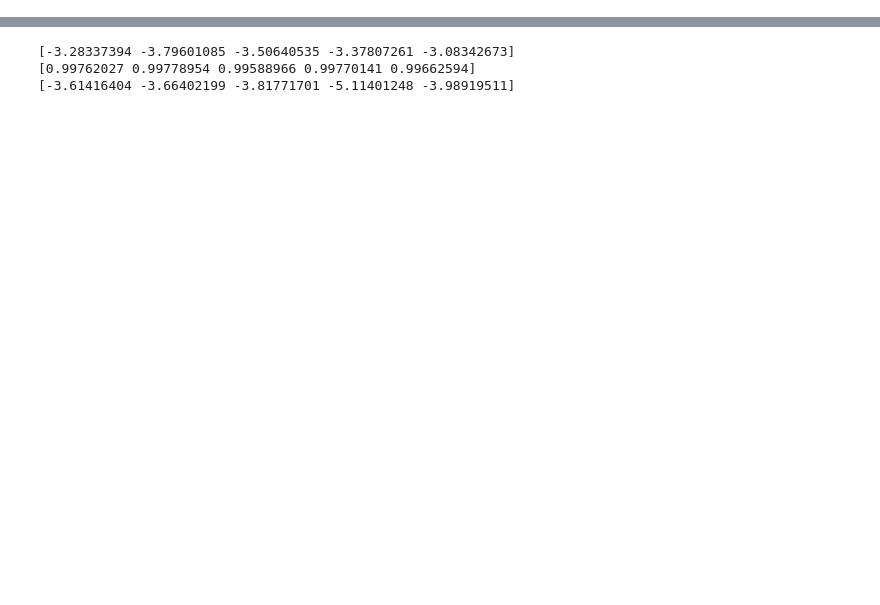
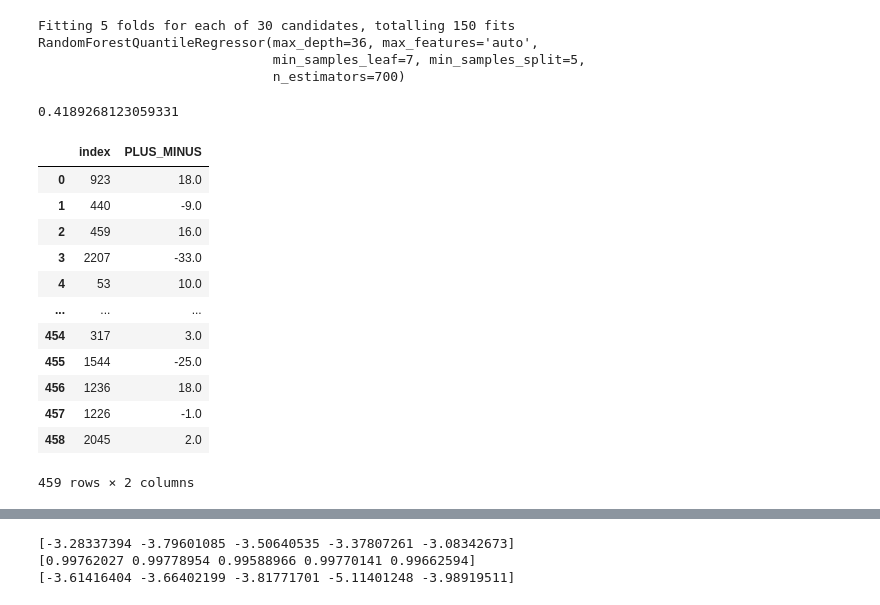
Before and after one commit to alecmatt5/nba_betting_analysis, a Jupyter notebook: backend/notebooks/Ricky_model.ipynb, the cells around one changed output, grey strips where cells are left out. Drawn from its saved outputs; the diff is of its cells as text; code cells hidden in the pictures; blank space fills up the shorter version.

Commit message:
modelling of r2 score 0.419

```diff
--- a/backend/notebooks/Ricky_model.ipynb
+++ b/backend/notebooks/Ricky_model.ipynb
@@ -11,2 +14,2 @@ import numpy as np
 # %%
-X = pd.read_pickle('X_1000.pkl')
+X = pd.read_pickle('../data/pkl/X_preproc_rolling_advanced_part1.pkl')
@@ -29,0 +99,21 @@ np.mean(cross_val_score(regression, X_train, y_train, cv=5, scoring='r2'))
+# %%
+grid_search = RandomizedSearchCV(rfqr, param_distributions=param_grid,
+                                    n_iter=30, cv=5, random_state=123,
+                                   verbose=1, n_jobs=-1, #refit='neg_mean_squared_error',
+                                   scoring='neg_mean_squared_error')
+grid_search.fit(X_train, y_train)# ,**fit_params
+print(grid_search.best_estimator_)
+best_params = grid_search.best_estimator_.get_params()
+#     return grid
+alg= clone(rfqr).set_params(**best_params)
+alg=alg.fit(X_train, y_train)#, **fit_params
+pred=alg.predict(X_test)
+# %% [output]
+Fitting 5 folds for each of 30 candidates, totalling 150 fits
+RandomForestQuantileRegressor(max_depth=36, max_features='auto',
+                              min_samples_leaf=7, min_samples_split=5,
+                              n_estimators=700)
+# %%
+r2_score(y_test, pred)
+# %% [output]
+0.4189268123059331
@@ -29,0 +131,16 @@ np.mean(cross_val_score(regression, X_train, y_train, cv=5, scoring='r2'))
+# %%
+y_test.reset_index()
+# %% [output]
+|  | index | PLUS_MINUS |
+| 0 | 923 | 18.0 |
+| 1 | 440 | -9.0 |
+| 2 | 459 | 16.0 |
+| 3 | 2207 | -33.0 |
+| 4 | 53 | 10.0 |
+| ... | ... | ... |
+| 454 | 317 | 3.0 |
+| 455 | 1544 | -25.0 |
+| 456 | 1236 | 18.0 |
+| 457 | 1226 | -1.0 |
+| 458 | 2045 | 2.0 |
+459 rows × 2 columns
```
Also changed, not shown: parts of 24 cells of this notebook, 2 other files.
